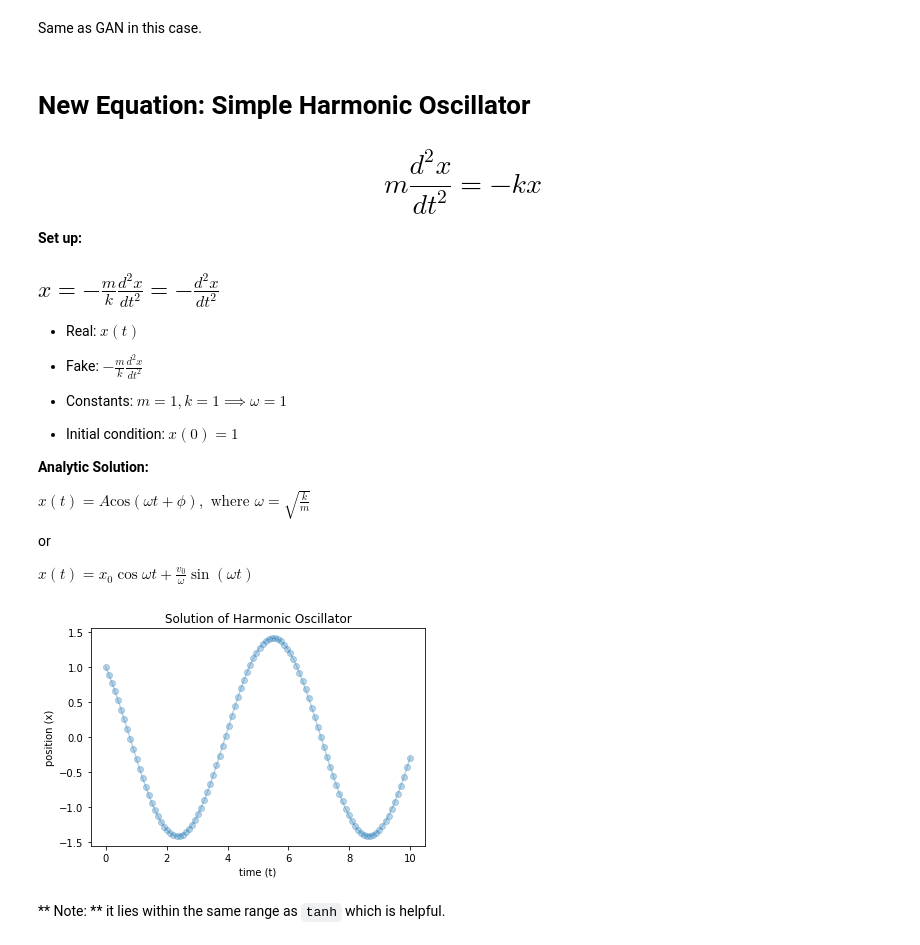
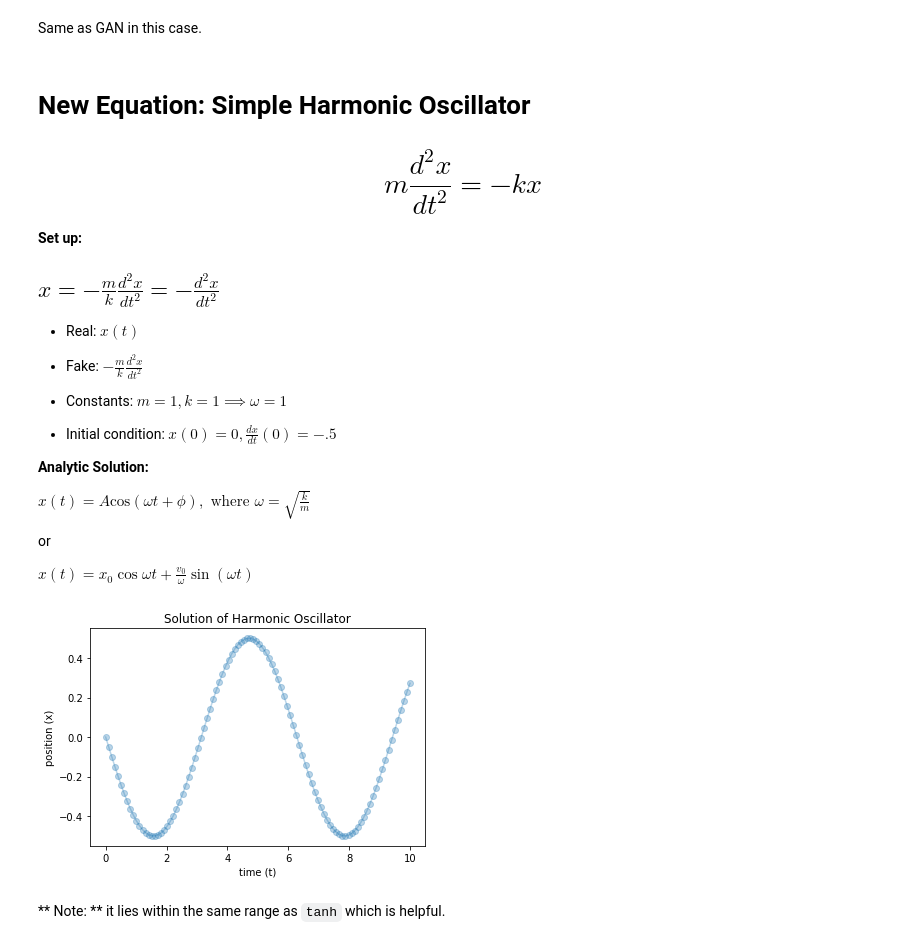
Before and after one commit to dylanrandle/denn, a Jupyter notebook: GAN.ipynb, the cells around one changed output. Drawn from its saved outputs; the diff is of its cells as text; code cells hidden in the pictures.

```diff
--- a/GAN.ipynb
+++ b/GAN.ipynb
@@ -491,7 +496,7 @@ Same as GAN in this case.
 
 - Constants: $m=1, k=1 \implies \omega = 1$
 
-- Initial condition: $x(0) = 1$
+- Initial condition: $x(0) = 0, \frac{dx}{dt}(0)=-.5$
 
 **Analytic Solution:**
 
@@ -501,14 +506,14 @@ or
 
 $ x(t) = x_0 \cos{\omega t} + \frac{v_0}{\omega} \sin(\omega t) $
 # %%
-analytic_oscillator = lambda t: 1*np.cos(t) + -1*np.sin(t)
+analytic_oscillator = lambda t: 0*np.cos(t) + -.5*np.sin(t)
 t = np.linspace(0,10,100)
 plt.plot(t, analytic_oscillator(t), '-o', alpha=0.3)
 plt.title('Solution of Harmonic Oscillator')
 plt.xlabel('time (t)')
 plt.ylabel('position (x)');
 # %% [output]
-[figure, old version]
+[figure, new version]
 # %% [markdown]
 ** Note: ** it lies within the same range as `tanh` which is helpful.
 # %%
```
Also changed, not shown: parts of 20 cells of this notebook, 1 other file.
